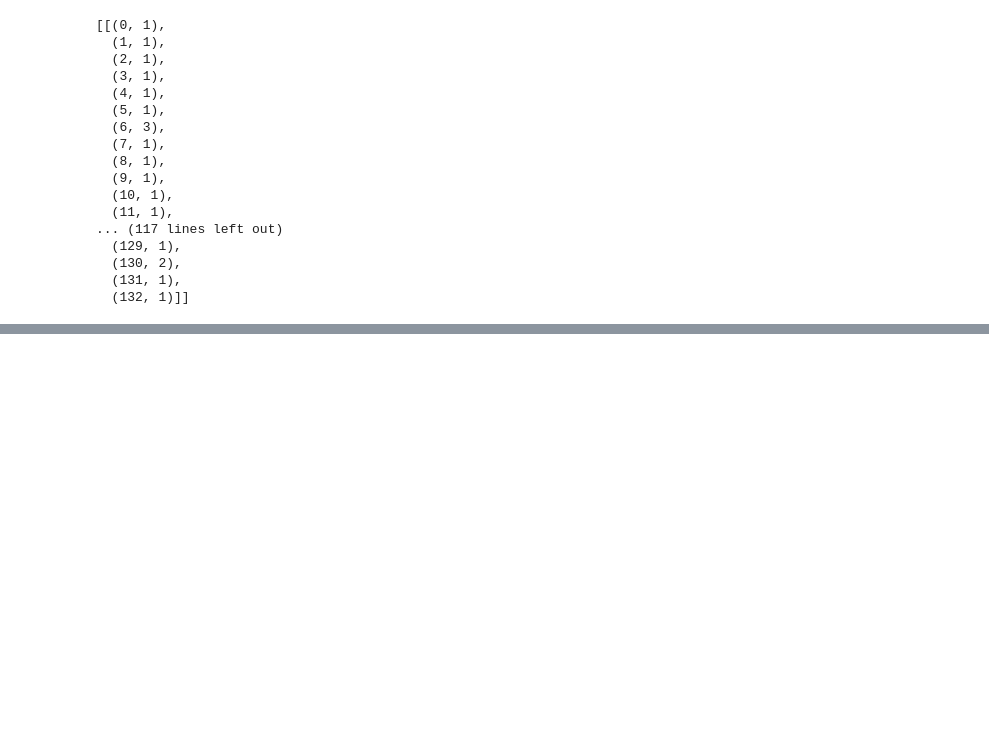
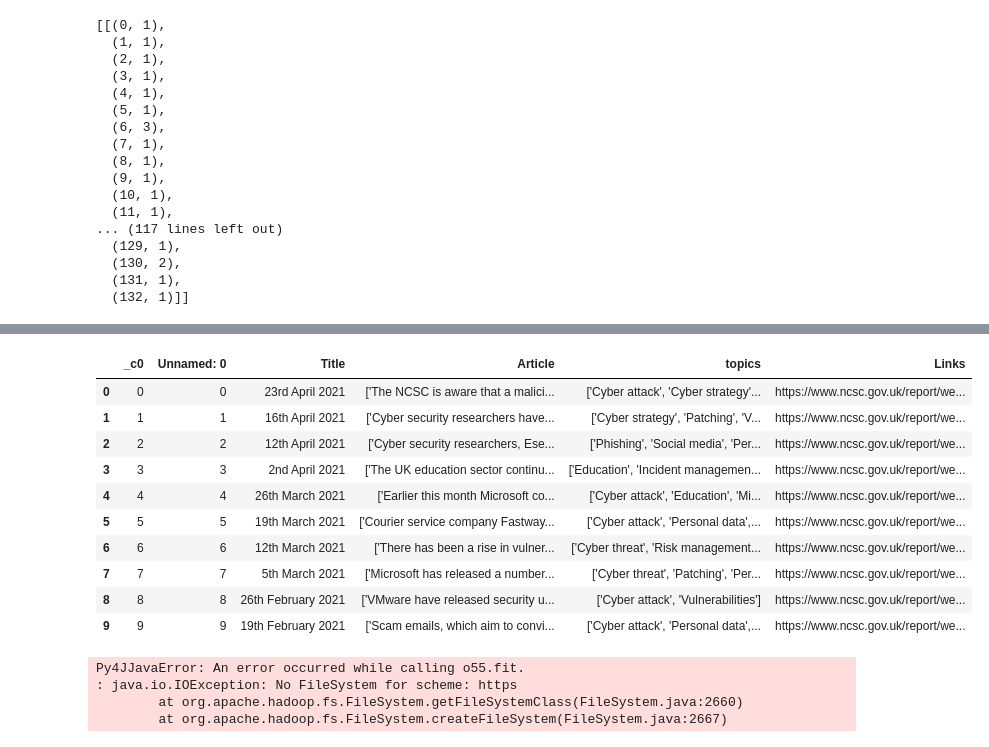
Before and after one commit to gabejg/DST-Assessment-05, a Jupyter notebook: Alex Caian/Assessment 5.ipynb, the cells around one changed output, grey strips where cells are left out. Drawn from its saved outputs; the diff is of its cells as text; code cells hidden in the pictures; blank space fills up the shorter version.

```diff
--- a/Alex Caian/Assessment 5.ipynb
+++ b/Alex Caian/Assessment 5.ipynb
@@ -211,0 +220,3 @@ pyLDAvis.display(lda_display, template_type='notebook')
+# %%
+import sparknlp
+sparknlp = sparknlp.start()
@@ -211,0 +276,4 @@ pyLDAvis.display(lda_display, template_type='notebook')
+# %%
+#df = sparknlp.read.format("NCSC Reports.csv", format="csv", header="true")
+# df = sparknlp.sql("SELECT * FROM csv.`NCSC Reports.csv`")
+dfs = sparknlp.read.load("NCSC Reports.csv",format='csv', header = "true")
@@ -211,0 +290,21 @@ pyLDAvis.display(lda_display, template_type='notebook')
+# %%
+pd.DataFrame(dfs.take(10), columns=dfs.columns)
+# %% [output]
+|  | _c0 | Unnamed: 0 | Title | Article | topics | Links |
+| 0 | 0 | 0 | 23rd April 2021 | ['The NCSC is aware that a malici... | ['Cyber attack', 'Cyber strategy'... | https://www.ncsc.gov.uk/report/we... |
+| 1 | 1 | 1 | 16th April 2021 | ['Cyber security researchers have... | ['Cyber strategy', 'Patching', 'V... | https://www.ncsc.gov.uk/report/we... |
+| 2 | 2 | 2 | 12th April 2021 | ['Cyber security researchers, Ese... | ['Phishing', 'Social media', 'Per... | https://www.ncsc.gov.uk/report/we... |
+| 3 | 3 | 3 | 2nd April 2021 | ['The UK education sector continu... | ['Education', 'Incident managemen... | https://www.ncsc.gov.uk/report/we... |
+| 4 | 4 | 4 | 26th March 2021 | ['Earlier this month Microsoft co... | ['Cyber attack', 'Education', 'Mi... | https://www.ncsc.gov.uk/report/we... |
+| 5 | 5 | 5 | 19th March 2021 | ['Courier service company Fastway... | ['Cyber attack', 'Personal data',... | https://www.ncsc.gov.uk/report/we... |
+| 6 | 6 | 6 | 12th March 2021 | ['There has been a rise in vulner... | ['Cyber threat', 'Risk management... | https://www.ncsc.gov.uk/report/we... |
+| 7 | 7 | 7 | 5th March 2021 | ['Microsoft has released a number... | ['Cyber threat', 'Patching', 'Per... | https://www.ncsc.gov.uk/report/we... |
+| 8 | 8 | 8 | 26th February 2021 | ['VMware have released security u... | ['Cyber attack', 'Vulnerabilities'] | https://www.ncsc.gov.uk/report/we... |
+| 9 | 9 | 9 | 19th February 2021 | ['Scam emails, which aim to convi... | ['Cyber attack', 'Personal data',... | https://www.ncsc.gov.uk/report/we... |
+# %%
+NCSC_pipeline = pipeline.fit(dfs).transform(dfs)
+# %% [output]
+Py4JJavaError: An error occurred while calling o55.fit.
+: java.io.IOException: No FileSystem for scheme: https
+        at org.apache.hadoop.fs.FileSystem.getFileSystemClass(FileSystem.java:2660)
+        at org.apache.hadoop.fs.FileSystem.createFileSystem(FileSystem.java:2667)
```
Also changed, not shown: parts of 23 cells of this notebook, 1 other file.
